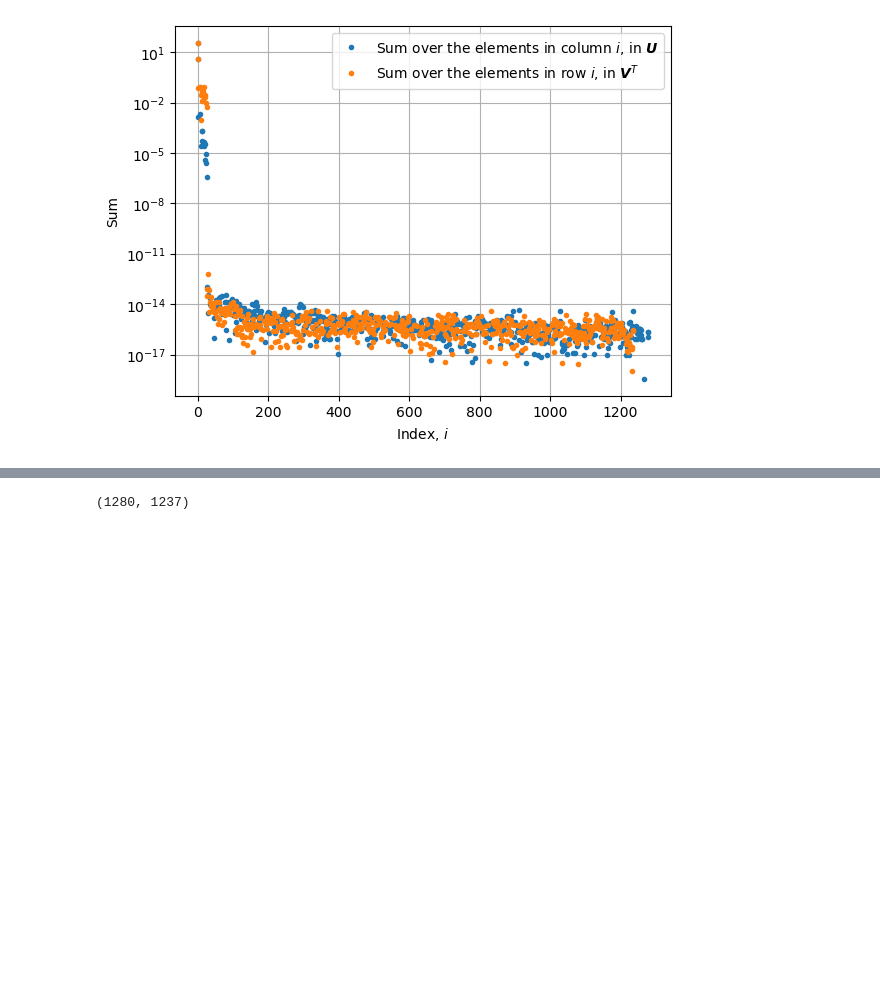
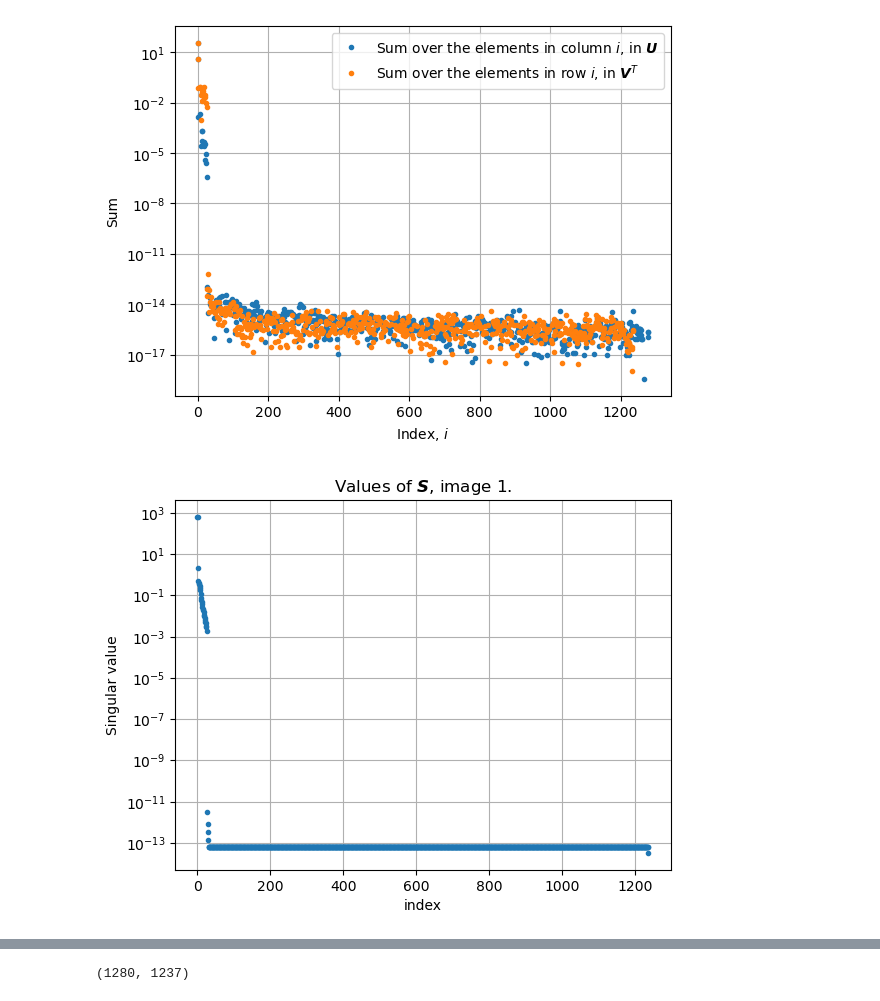
Before and after one commit to johnmagj/MAT4110, a Jupyter notebook: Oblig2/Oblig2.ipynb, the cells around one changed output, grey strips where cells are left out. Saved outputs shown, nothing was run; the diff lists cells and outputs as text; code cells hidden in the pictures; blank space fills up the shorter version.

```diff
--- a/Oblig2/Oblig2.ipynb
+++ b/Oblig2/Oblig2.ipynb
@@ -70,15 +80,32 @@ def r_max(m, n):
 # %%
+# SVD image 1.
 U1, S1, VT1 = np.linalg.svd(img1)
-S1 = np.diag(S1)    # Turning 1D array S into an diagonal matrix
 # %%
 plt.semilogy(np.sum(U1, axis=0), ".", label=r"Sum over the elements in column $i$, in $\boldsymbol{U}$")
 plt.semilogy(np.sum(VT1, axis=1), ".", label=r"Sum over the elements in row $i$, in $\boldsymbol{V}^T$")
 plt.xlabel(r"Index, $i$")
 plt.ylabel("Sum")
 plt.title("")
 plt.grid()
 plt.legend()
 plt.show()
 plt.close()
+
+plt.semilogy(S1, ".")
+plt.xlabel("index")
+plt.ylabel("Singular value")
+plt.title(r"Values of $\boldsymbol{S}$, image 1.")
+plt.grid()
+plt.show()
+plt.close()
+
+plt.semilogy(S1[:40], ".")
+plt.xlabel("index")
+plt.ylabel("Singular value")
+plt.title(r"Values of $\boldsymbol{S}$, image 1.")
+plt.grid()
+plt.show()
+plt.close()
 # %% [output]
 [figure]
+[figure, added]
```
Also changed, not shown: parts of 32 cells of this notebook.
